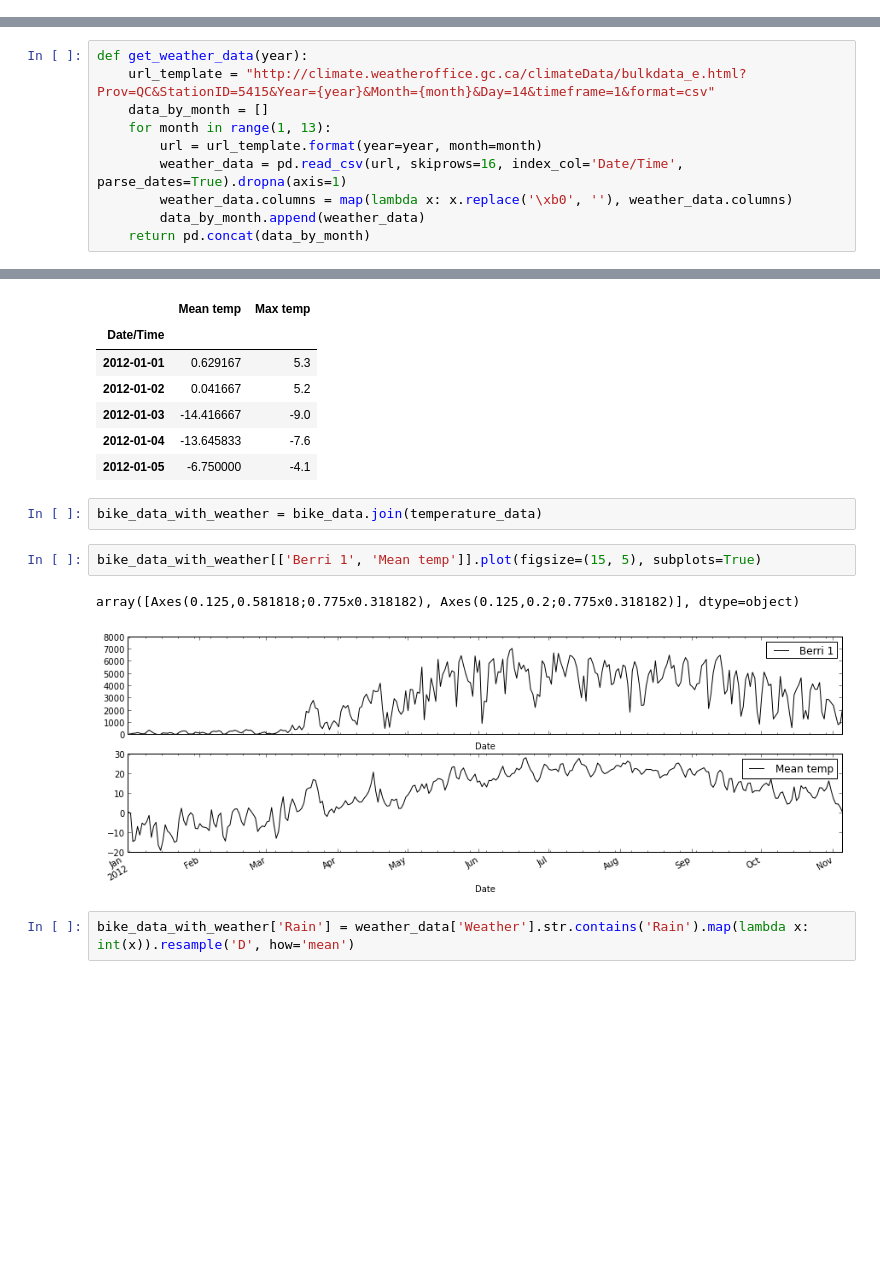
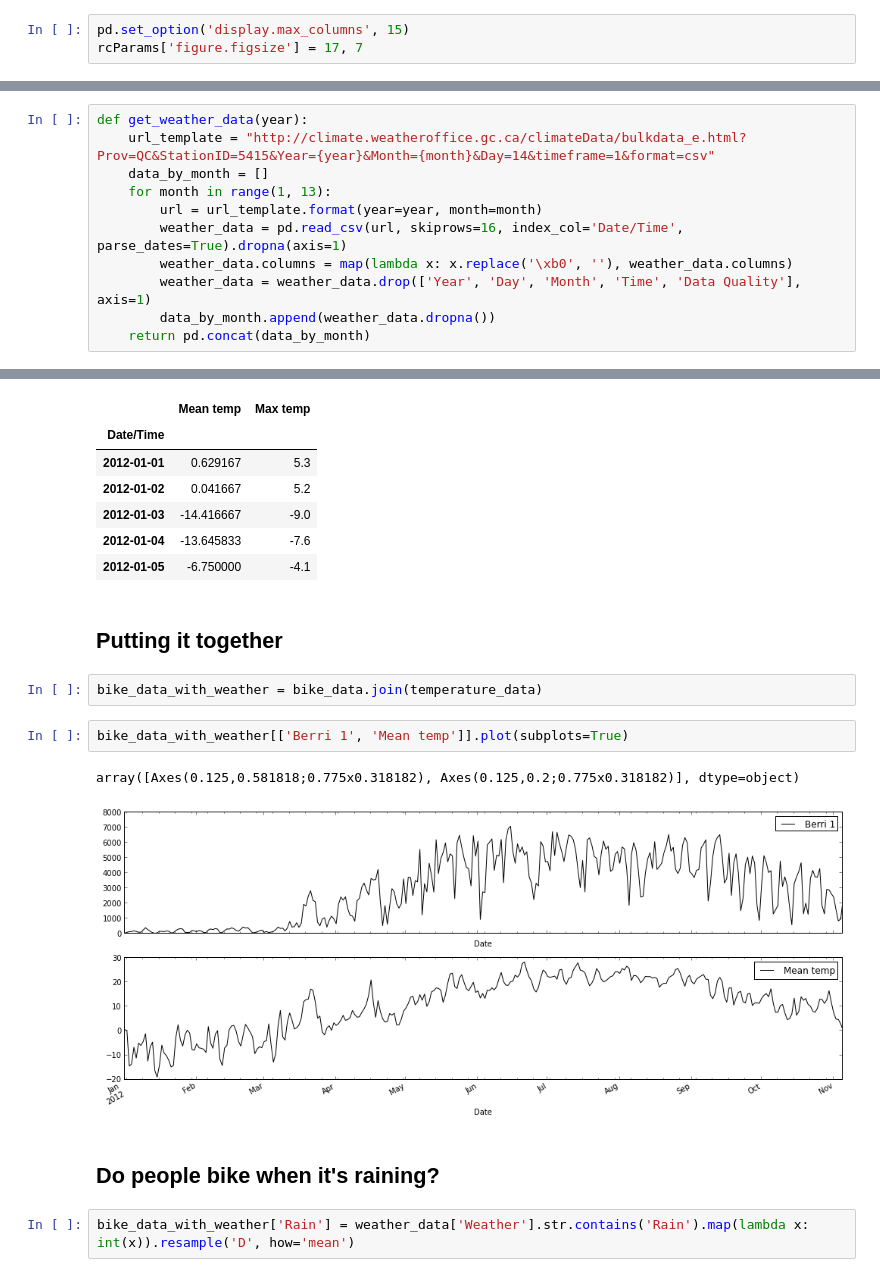
Before and after one commit to jvns/talks, a Jupyter notebook: pistes-cyclables.ipynb, the cells around one changed output, grey strips where cells are left out. Cells and saved outputs as stored; diff of their text form; blank space fills up the shorter version.

```diff
--- a/pistes-cyclables.ipynb
+++ b/pistes-cyclables.ipynb
@@ -4,3 +5,6 @@ pd.set_option('display.max_columns', 15)
+# %%
+pd.set_option('display.max_columns', 15)
+rcParams['figure.figsize'] = 17, 7
 # %%
 bike_data = pd.read_csv("./2012.csv", encoding='latin1', sep=';', index_col='Date', parse_dates=True, dayfirst=True)
 # %%
@@ -69,7 +94,8 @@ def get_weather_data(year):
         url = url_template.format(year=year, month=month)
         weather_data = pd.read_csv(url, skiprows=16, index_col='Date/Time', parse_dates=True).dropna(axis=1)
         weather_data.columns = map(lambda x: x.replace('\xb0', ''), weather_data.columns)
-        data_by_month.append(weather_data)
+        weather_data = weather_data.drop(['Year', 'Day', 'Month', 'Time', 'Data Quality'], axis=1)
+        data_by_month.append(weather_data.dropna())
     return pd.concat(data_by_month)
 # %%
 weather_data = get_weather_data(2012)
@@ -96,13 +127,17 @@ temperature_data.head()
 | 2012-01-03 | -14.416667 | -9.0 |
 | 2012-01-04 | -13.645833 | -7.6 |
 | 2012-01-05 | -6.750000 | -4.1 |
+# %% [markdown]
+## Putting it together
 # %%
 bike_data_with_weather = bike_data.join(temperature_data)
 # %%
-bike_data_with_weather[['Berri 1', 'Mean temp']].plot(figsize=(15, 5), subplots=True)
+bike_data_with_weather[['Berri 1', 'Mean temp']].plot(subplots=True)
 # %% [output]
 array([Axes(0.125,0.581818;0.775x0.318182), Axes(0.125,0.2;0.775x0.318182)], dtype=object)
-[figure, old version]
+[figure, new version]
+# %% [markdown]
+## Do people bike when it's raining?
 # %%
 bike_data_with_weather['Rain'] = weather_data['Weather'].str.contains('Rain').map(lambda x: int(x)).resample('D', how='mean')
 # %%
```
Also changed, not shown: parts of 20 cells of this notebook.
